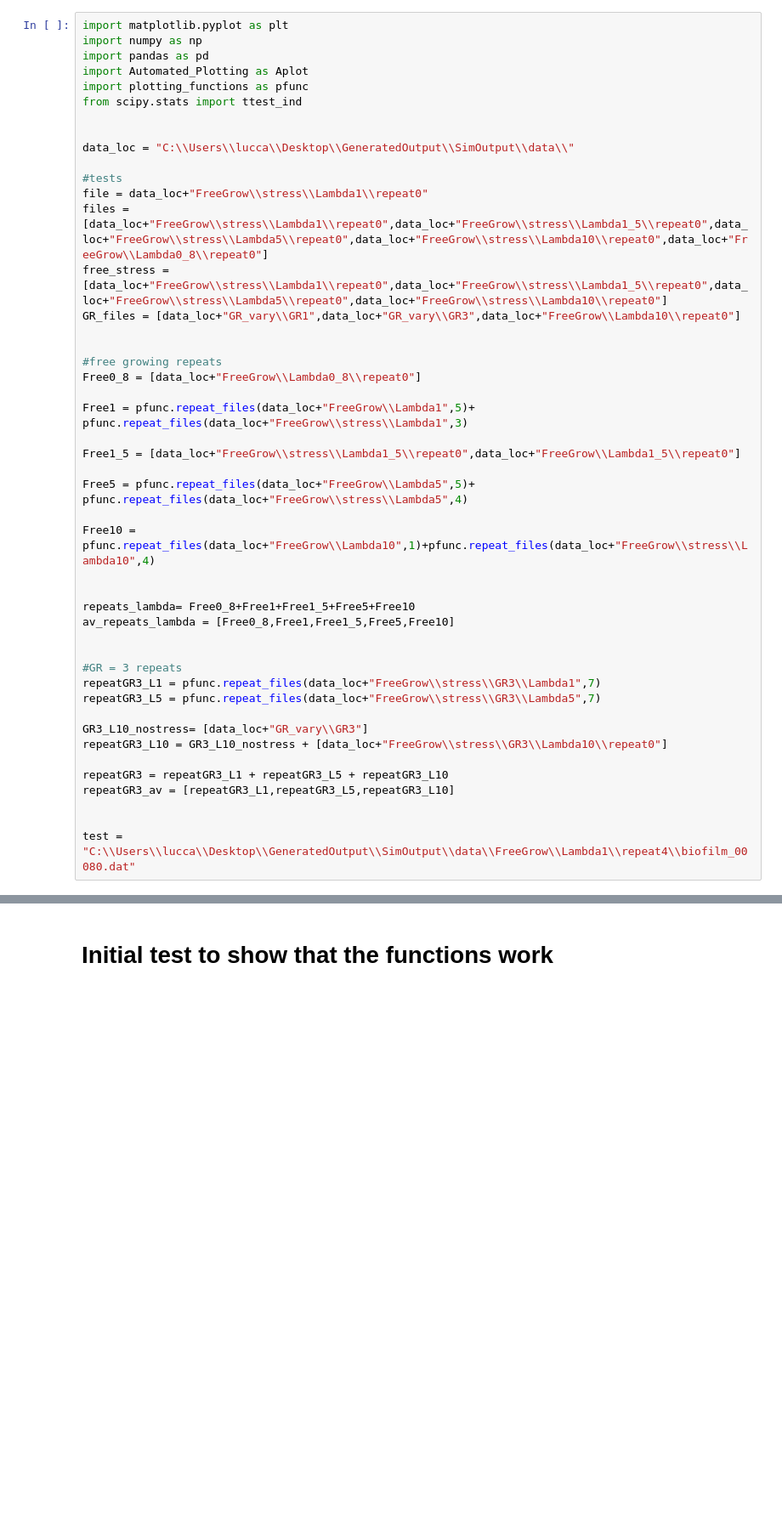
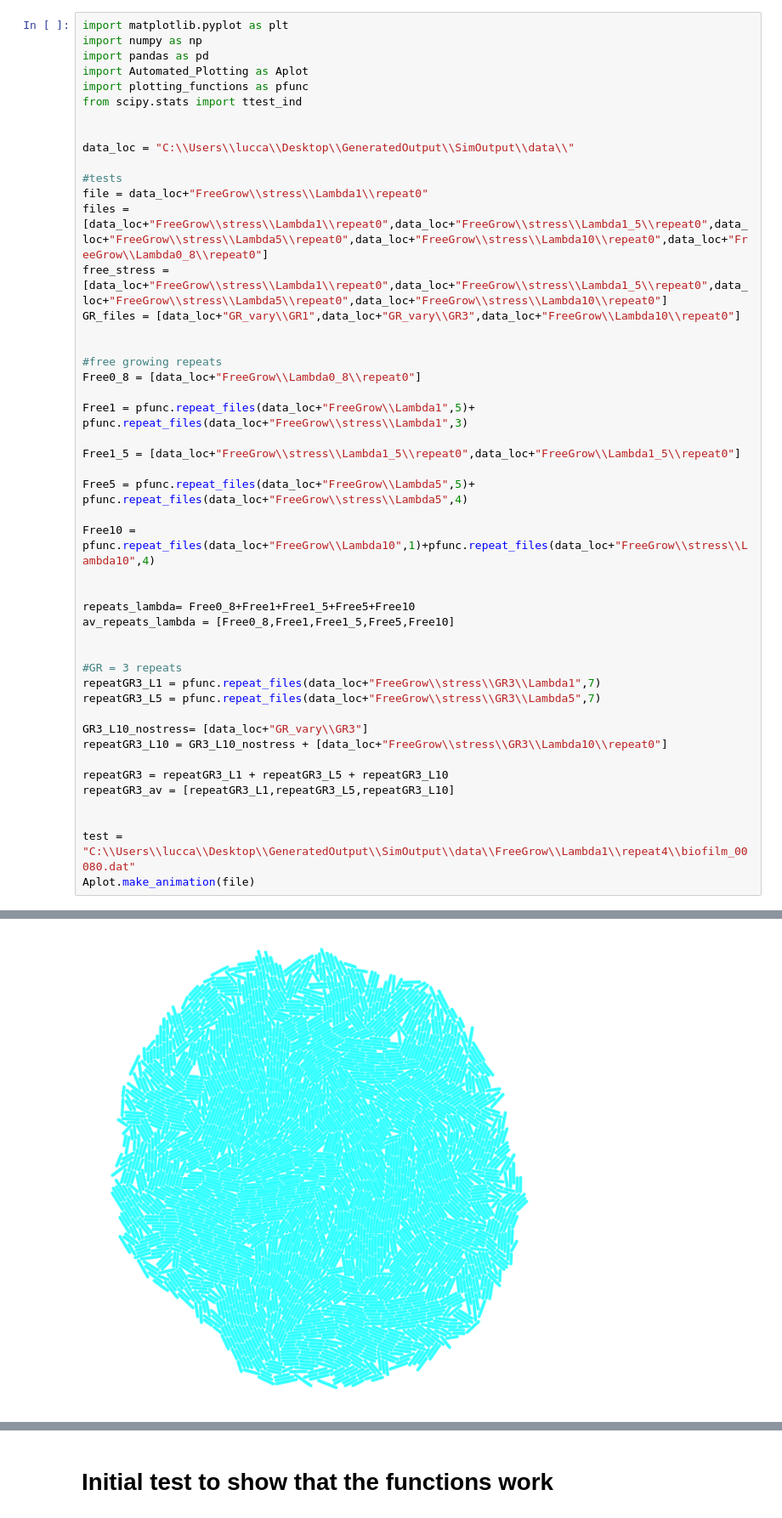
Before and after one commit to luccajohannleal-maker/Friction_Biofilms, a Jupyter notebook: Analysis/FreeGrow_plots.ipynb, the cells around one changed output, grey strips where cells are left out. Shown at 85% size. Saved outputs shown, nothing was run; the diff lists cells and outputs as text; blank space fills up the shorter version.

```diff
--- a/Analysis/FreeGrow_plots.ipynb
+++ b/Analysis/FreeGrow_plots.ipynb
@@ -44,3 +44,5 @@ repeatGR3_av = [repeatGR3_L1,repeatGR3_L5,repeatGR3_L10]
 
 
 test = "C:\\Users\\lucca\\Desktop\\GeneratedOutput\\SimOutput\\data\\FreeGrow\\Lambda1\\repeat4\\biofilm_00080.dat"
+Aplot.make_animation(file)
+# %% [output]
@@ -46,0 +51 @@ test = "C:\\Users\\lucca\\Desktop\\GeneratedOutput\\SimOutput\\data\\FreeGrow\\L
+[figure, added]
```
Also changed, not shown: parts of 13 cells of this notebook, 23 other files.
